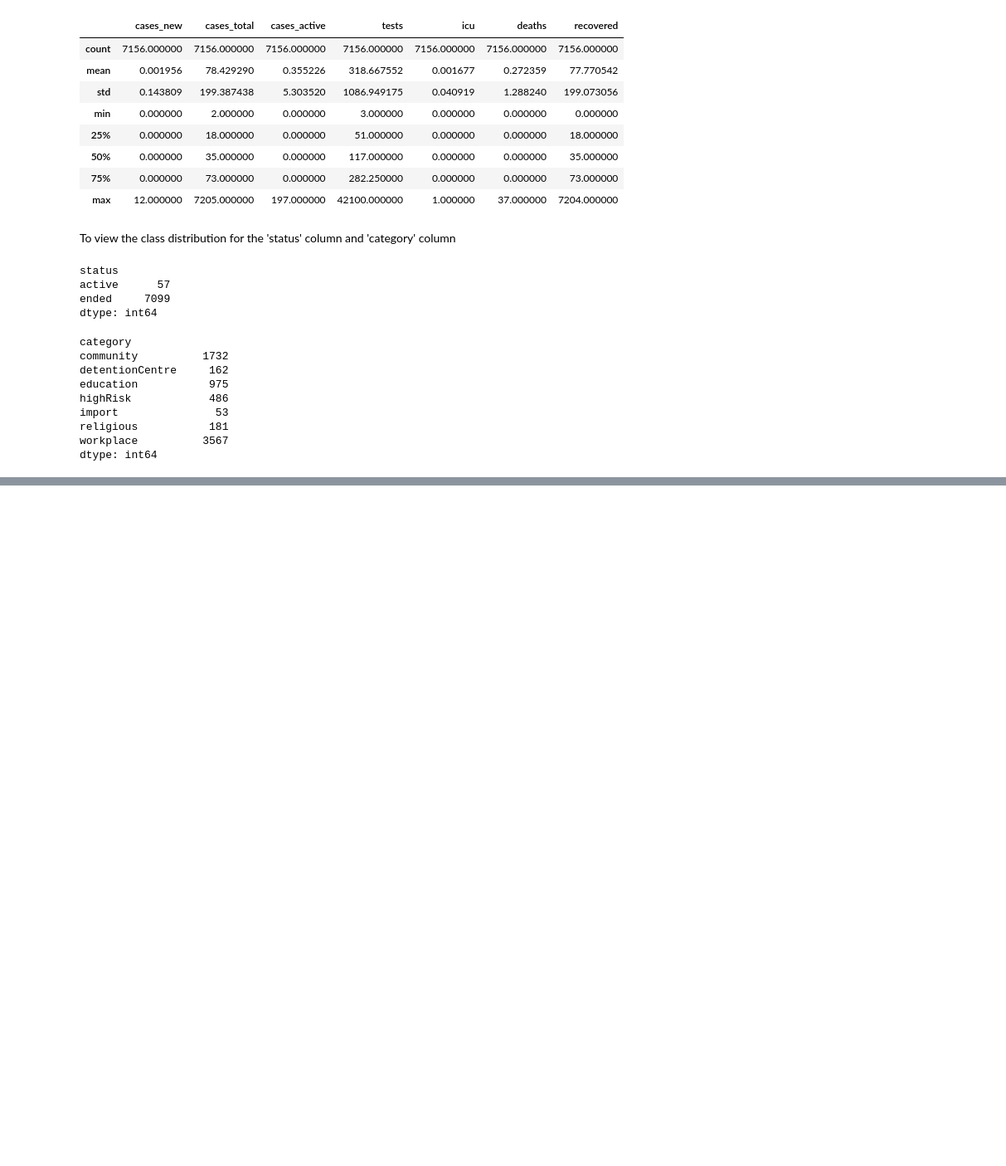
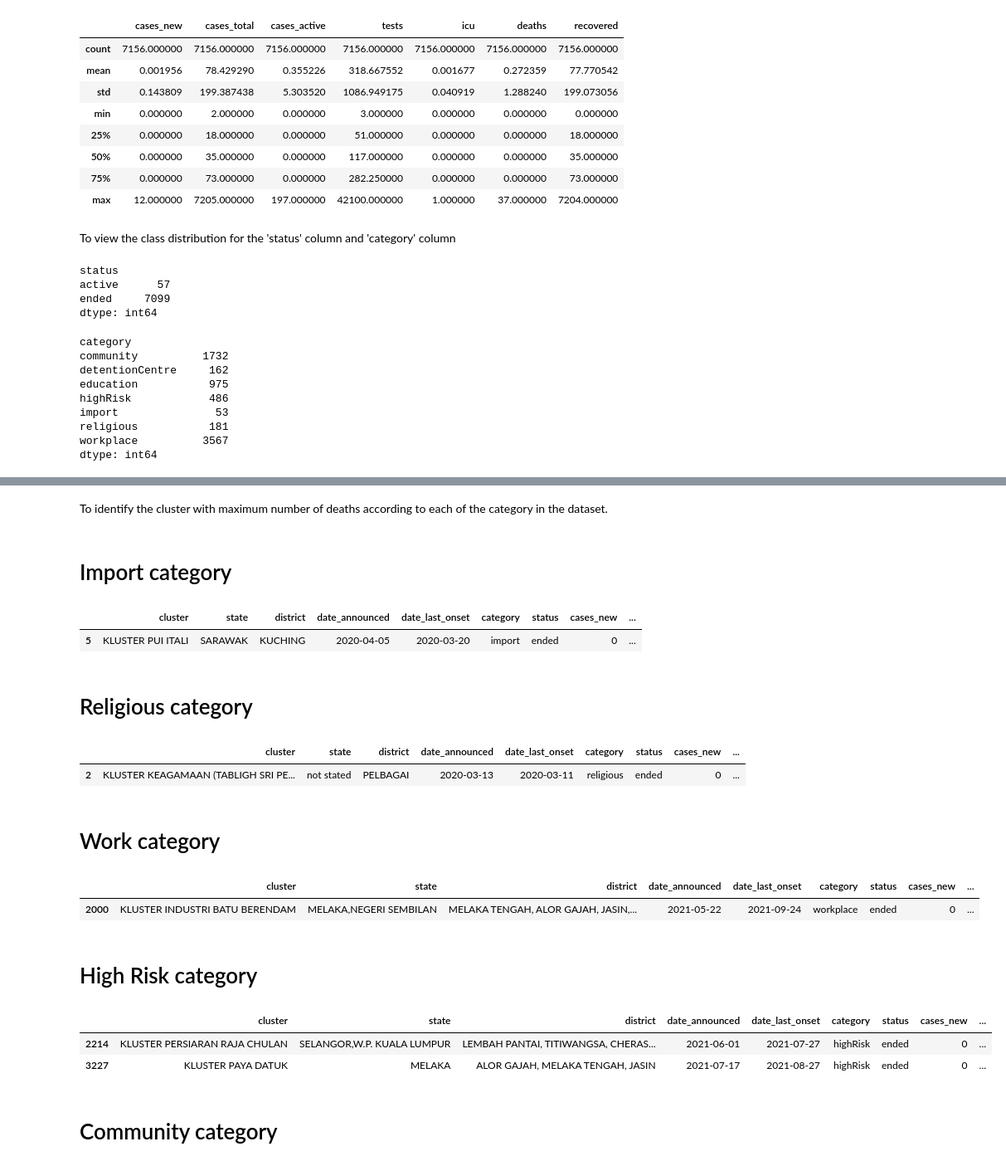
Before and after one commit to drmayu7/covid19-public, a Jupyter notebook: Narmathaa.ipynb, the cells around one changed output, grey strips where cells are left out. Shown: that part at 83% size. Cells and saved outputs as stored; diff of their text form; code cells hidden in the pictures; blank space fills up the shorter version.

```diff
--- a/Narmathaa.ipynb
+++ b/Narmathaa.ipynb
@@ -75,0 +110,69 @@ dtype: int64
+# %% [markdown]
+To identify the cluster with maximum number of deaths according to each of the category in the dataset.
+# %% [markdown]
+# Import category
+# %%
+#To classify the 'Import' category
+dfImport = (df_1.loc[df_1['category'] == 'import'])
+dfImport
+
+#Maximum value of deaths in the Import category
+maxImport = dfImport[['deaths']].max()
+maxImport
+
+#To identify which row has the maximum deaths in the Import category
+maxImport1 = dfImport.loc[dfImport['deaths'] == int(maxImport)]
+maxImport1
+# %% [output]
+|  | cluster | state | district | date_announced | date_last_onset | category | status | cases_new | ... |
+| 5 | KLUSTER PUI ITALI | SARAWAK | KUCHING | 2020-04-05 | 2020-03-20 | import | ended | 0 | ... |
+# %% [markdown]
+# Religious category
+# %%
+#To classify the 'Religious' category
+dfReligious = (df_1.loc[df_1['category'] == 'religious'])
+dfReligious
+
+#Maximum value of deaths in the Religious category
+maxRel = dfReligious[['deaths']].max()
+maxRel
+
+#To identify which row has the maximum deaths in the Religious category
+maxRel1 = dfReligious.loc[dfReligious['deaths'] == int(maxRel)]
+maxRel1
+# %% [output]
+|  | cluster | state | district | date_announced | date_last_onset | category | status | cases_new | ... |
+| 2 | KLUSTER KEAGAMAAN (TABLIGH SRI PE... | not stated | PELBAGAI | 2020-03-13 | 2020-03-11 | religious | ended | 0 | ... |
+# %% [markdown]
+# Work category
+# %%
+#To classify the 'Workplace' category
+dfWork = (df_1.loc[df_1['category'] == 'workplace'])
+dfWork
+#maximum value of deaths in the Workplace category
+maxWork = dfWork[['deaths']].max()
+maxWork
+#To identify which row has the maximum deaths in the Workplace category
+maxWork1 = dfWork.loc[dfWork['deaths'] == int(maxWork)]
+maxWork1
+# %% [output]
+|  | cluster | state | district | date_announced | date_last_onset | category | status | cases_new | ... |
+| 2000 | KLUSTER INDUSTRI BATU BERENDAM | MELAKA,NEGERI SEMBILAN | MELAKA TENGAH, ALOR GAJAH, JASIN,... | 2021-05-22 | 2021-09-24 | workplace | ended | 0 | ... |
+# %% [markdown]
+# High Risk category
+# %%
+#To classify the 'High Risk' category
+dfRisk = (df_1.loc[df_1['category'] == 'highRisk'])
+dfRisk
+#maximum value of deaths in the High Risk category
+maxRisk = dfRisk[['deaths']].max()
+maxRisk
+#To identify which row has the maximum deaths in the High Risk category
+maxRisk1 = dfRisk.loc[dfRisk['deaths'] == int(maxRisk)]
+maxRisk1
+# %% [output]
+|  | cluster | state | district | date_announced | date_last_onset | category | status | cases_new | ... |
+| 2214 | KLUSTER PERSIARAN RAJA CHULAN | SELANGOR,W.P. KUALA LUMPUR | LEMBAH PANTAI, TITIWANGSA, CHERAS... | 2021-06-01 | 2021-07-27 | highRisk | ended | 0 | ... |
+| 3227 | KLUSTER PAYA DATUK | MELAKA | ALOR GAJAH, MELAKA TENGAH, JASIN | 2021-07-17 | 2021-08-27 | highRisk | ended | 0 | ... |
+# %% [markdown]
+# Community category
```
Also changed, not shown: parts of 11 cells of this notebook.
